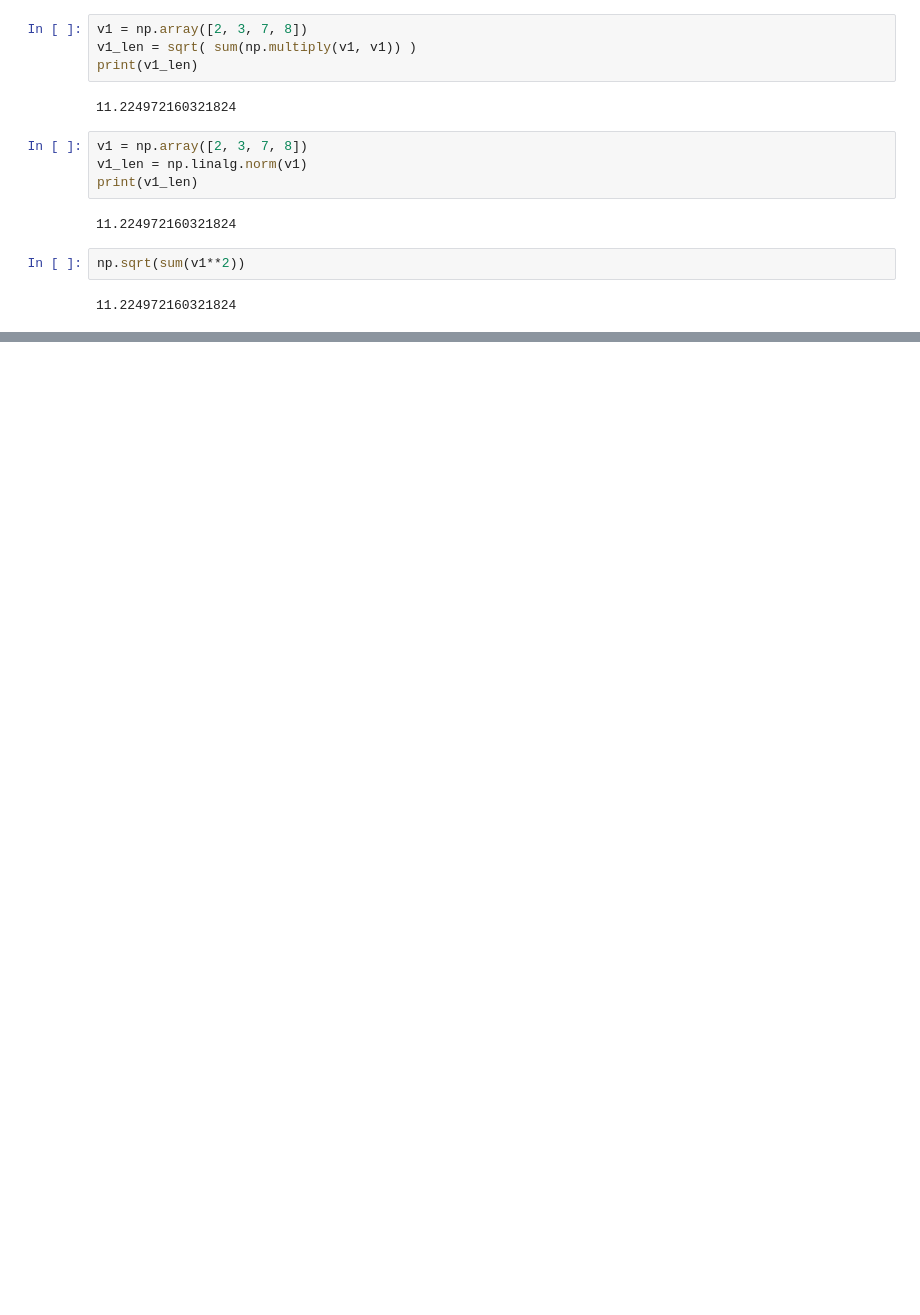
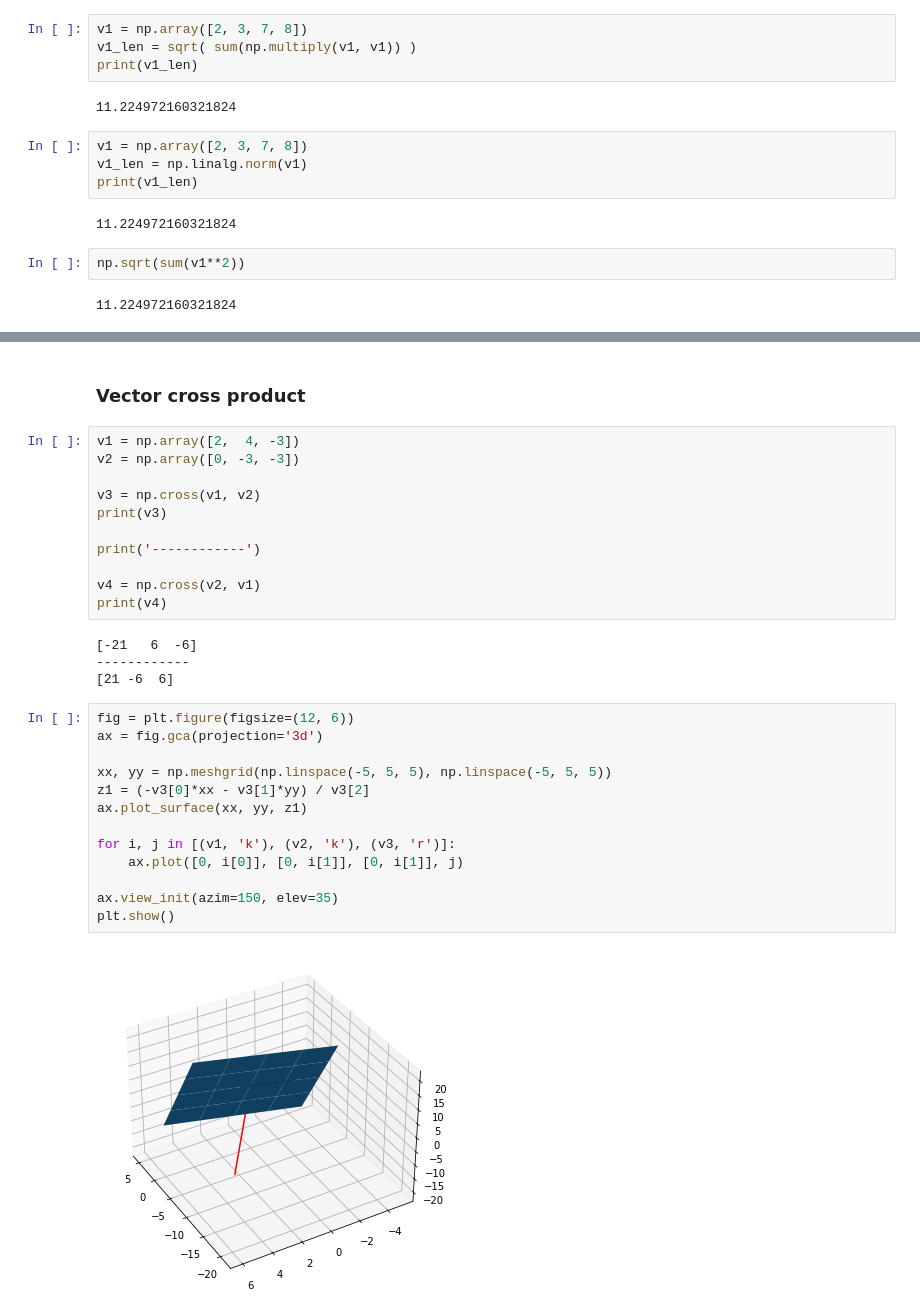
Before and after one commit to hon3g/linear-algebra-theory-and-code, a Jupyter notebook: 2_vectors.ipynb, the cells around one changed output, grey strips where cells are left out. Drawn from its saved outputs; the diff is of its cells as text; blank space fills up the shorter version.

```diff
--- a/2_vectors.ipynb
+++ b/2_vectors.ipynb
@@ -207,0 +334,32 @@ np.sqrt(sum(v1**2))
+# %% [markdown]
+### Vector cross product
+# %%
+v1 = np.array([2,  4, -3])
+v2 = np.array([0, -3, -3])
+
+v3 = np.cross(v1, v2)
+print(v3)
+
+print('------------')
+
+v4 = np.cross(v2, v1)
+print(v4)
+# %% [output]
+[-21   6  -6]
+------------
+[21 -6  6]
+# %%
+fig = plt.figure(figsize=(12, 6))
+ax = fig.gca(projection='3d')
+
+xx, yy = np.meshgrid(np.linspace(-5, 5, 5), np.linspace(-5, 5, 5))
+z1 = (-v3[0]*xx - v3[1]*yy) / v3[2]
+ax.plot_surface(xx, yy, z1)
+
+for i, j in [(v1, 'k'), (v2, 'k'), (v3, 'r')]:
+    ax.plot([0, i[0]], [0, i[1]], [0, i[1]], j)
+
+ax.view_init(azim=150, elev=35)
+plt.show()
+# %% [output]
+[figure, added]
```
Also changed, not shown: parts of 12 cells of this notebook.
